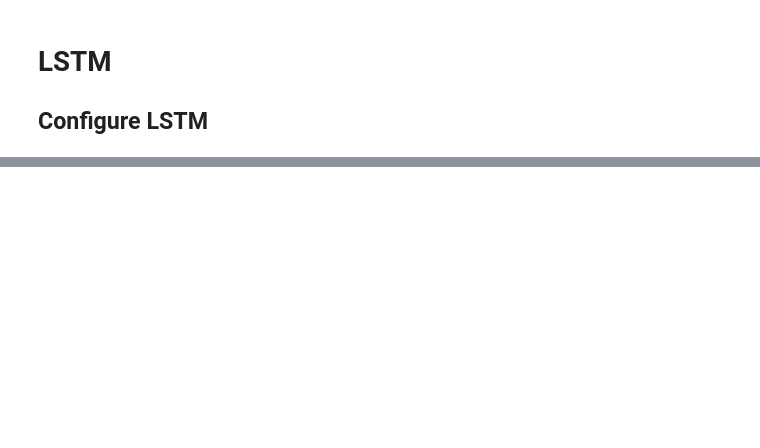
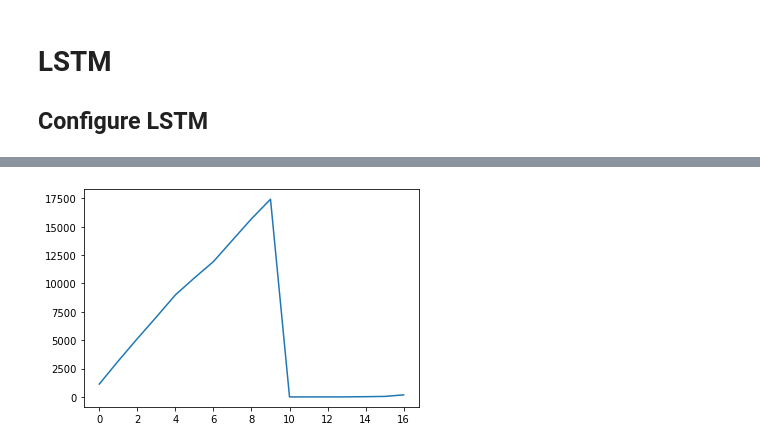
Before and after one commit to luka-ve/movement_prediction, a Jupyter notebook: Python/LSTM_movement_prediction.ipynb, the cells around one changed output, grey strips where cells are left out. Saved outputs shown, nothing was run; the diff lists cells and outputs as text; code cells hidden in the pictures; blank space fills up the shorter version.

```diff
--- a/Python/LSTM_movement_prediction.ipynb
+++ b/Python/LSTM_movement_prediction.ipynb
@@ -226,18 +274,20 @@ The ParticipantData class also generates training output. The output layer has a
 ## Configure LSTM
 # %%
 LSTM_config = {
-    'input_layer_size': np.prod(np.array(my_batch_x[0].shape)[[0, 2]]),
-    'output_layer_size': my_batch_y[0].shape[0]
+    'input_layer_size': my_batch_x.shape[2],
+    'output_layer_size': my_batch_y.shape[1]
 }
+
+print(LSTM_config)
 
 model = keras.Sequential()
 
-model.add(keras.Input(shape=(LSTM_config['input_layer_size'], 1)))
-model.add(layers.LSTM(128, activation='relu'))
-model.add(layers.Dropout(0.2))
-model.add(layers.Dense(LSTM_config['output_layer_size']))
+model.add(keras.Input(shape=(None, LSTM_config['input_layer_size'])))
+model.add(layers.LSTM(128))
+model.add(layers.Dense(LSTM_config['output_layer_size'], ))
 
 model.summary()
 
-model.compile(loss='mean_squared_error', optimizer='adam')
+opt = keras.optimizers.Adam(learning_rate=0.01)
+model.compile(loss='mean_squared_error', optimizer=opt)
 # %% [output]
@@ -260,2 +309,2 @@ _________________________________________________________________
-# %%
-model.fit_generator()
+# %%
+model.fit(ppt1, epochs=3, steps_per_epoch=32, verbose=1)
@@ -261,0 +334,7 @@ model.fit_generator()
+# %%
+k = np.vstack([ppt1[i][1] for i in range(40)])
+# %%
+plt.plot(10 ** k.mean(0))
+plt.show()
+# %% [output]
+[figure, added]
```
Also changed, not shown: parts of 14 cells of this notebook.
